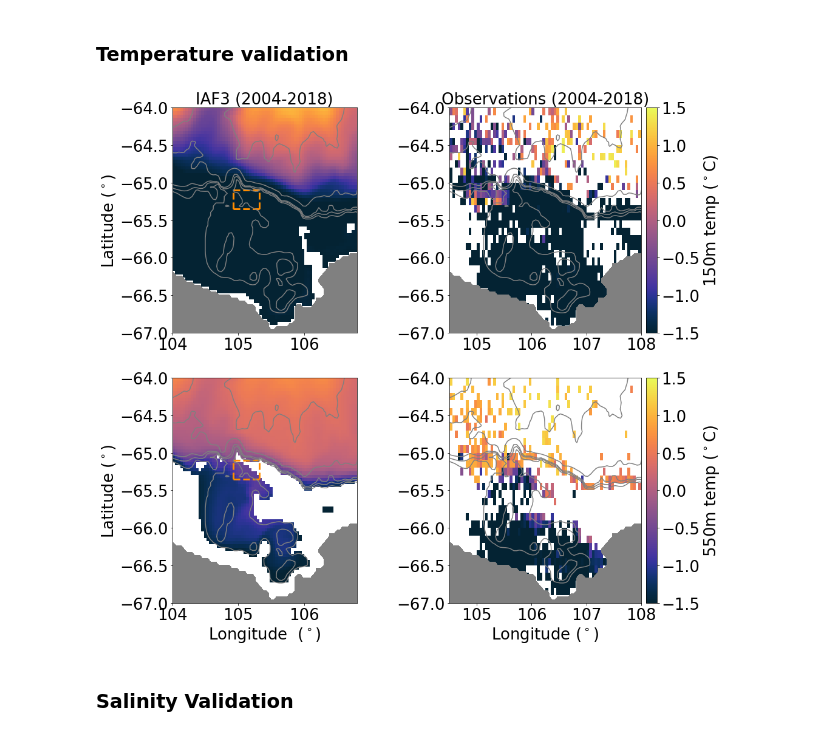
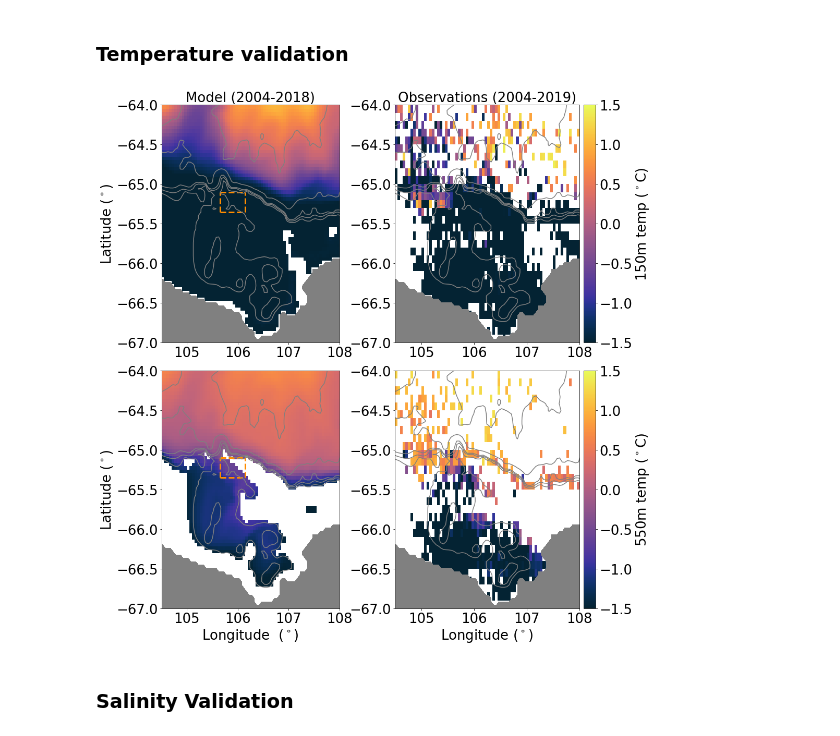
Before and after one commit to ribeiron/ScriptsChapter3, a Jupyter notebook: FigS1&S2.ipynb, the cells around one changed output. Saved outputs shown, nothing was run; the diff lists cells and outputs as text; code cells hidden in the pictures.

Commit message:
fixed subtitle to model and 2019

```diff
--- a/FigS1&S2.ipynb
+++ b/FigS1&S2.ipynb
@@ -609,7 +609,7 @@ plt.contourf(ht.xt_ocean,ht.yt_ocean,land_mask,colors='grey')
         # labels etc:
         #plt.xlabel('Longitude',fontsize=fontsize)
 plt.ylabel('Latitude ($^\circ$)',fontsize=fontsize)
-plt.title('IAF3 (2004-2018)',fontsize=fontsize)
+plt.title('Model (2004-2018)',fontsize=fontsize)
 #plt.xlabel('Longitude  ($^\circ$)',fontsize=fontsize)
 plt.tick_params(labelsize=fontsize)
         #lim
@@ -634,7 +634,7 @@ plt.contourf(ht.xt_ocean,ht.yt_ocean,land_mask,colors='grey')
 plt.ylim((-67, -64))
 plt.xlim((-255, -248))
 plt.tick_params(labelsize=fontsize)
-plt.title('Observations (2004-2018)',fontsize=fontsize)
+plt.title('Observations (2004-2019)',fontsize=fontsize)
 #plt.ylabel('Latitude ($^\circ$)',fontsize=fontsize)
 #plt.xlabel('Longitude ($^\circ$)',fontsize=fontsize)
 
@@ -666,38 +666,38 @@ plt.ylim((-67, -64))
 plt.xlim((-255, -248))
         # colorbar:
 cbar=plt.colorbar(pc,orientation='vertical',extend='neither')
 cbar.ax.locator_params(nbins=8)
 cbar.set_label(str(depth_slice)+'m temperature from IAF3 ($^\circ$C)',fontsize=fontsize,labelpad=5)
 cbar.ax.tick_params(labelsize=20)
 ax0.set_xticklabels([-255+359,-254+359,-253+359,-252+359,-251+359,-250+359,-249+359,-248+359])
 
 ax1=plt.subplot(2,2,4)
 
 sc=plt.pcolormesh(binned_meop_temp550.lon_bin-360,binned_meop_temp550.lat_bin,binned_meop_temp550,cmap=cmocean.thermal,vmin=-1.5,vmax=1.5)
 cbar = plt.colorbar(sc, orientation = 'vertical',extend = 'neither',pad=.02)
 cbar.set_label(str(depth_slice)+'m temp ($^\circ$C)',fontsize=fontsize,labelpad=5)
 cbar.ax.tick_params(labelsize=fontsize)
 #plt.title('Observations (2004-2019)',fontsize=fontsize)
 plt.contour(ht.xt_ocean,ht.yt_ocean,ht,levels=[600,800,1000,2000,3000],colors='gray')
 plt.contourf(ht.xt_ocean,ht.yt_ocean,land_mask,colors='grey')
 plt.ylim((-67, -64))
 plt.xlim((-255, -248))
 plt.tick_params(labelsize=fontsize)
 #plt.ylabel('Latitude ($^\circ$)',fontsize=fontsize)
 plt.xlabel('Longitude ($^\circ$)',fontsize=fontsize)
 #plt.set_xticks([-255,-254,-253,-252,-251,-250,-249,-248])
 ax1.set_xticklabels([-255+359,-254+359,-253+359,-252+359,-251+359,-250+359,-249+359,-248+359])
 
 # this removes colorbar whilst maintaing figure size
 fig.delaxes(fig.axes[1])
 fig.delaxes(fig.axes[4])
 
-#fig.tight_layout()
-#figdir = '/g/data/v45/ns3783/ScriptsChapter3/Figures'
-#filestr = figdir+'/FigS1_Figure_validation_temp.png'
-#plt.savefig(filestr,dpi=600,bbox_inches='tight')
+fig.tight_layout()
+figdir = '/g/data/v45/ns3783/ScriptsChapter3/Figures'
+filestr = figdir+'/FigS1_Figure_validation_temp.png'
+plt.savefig(filestr,dpi=600,bbox_inches='tight')
 # %% [output]
-[figure, old version]
+[figure, new version]
 # %% [markdown]
 ### Salinity Validation
 # %%
```
Also changed, not shown: parts of 2 cells of this notebook, 2 other files.
